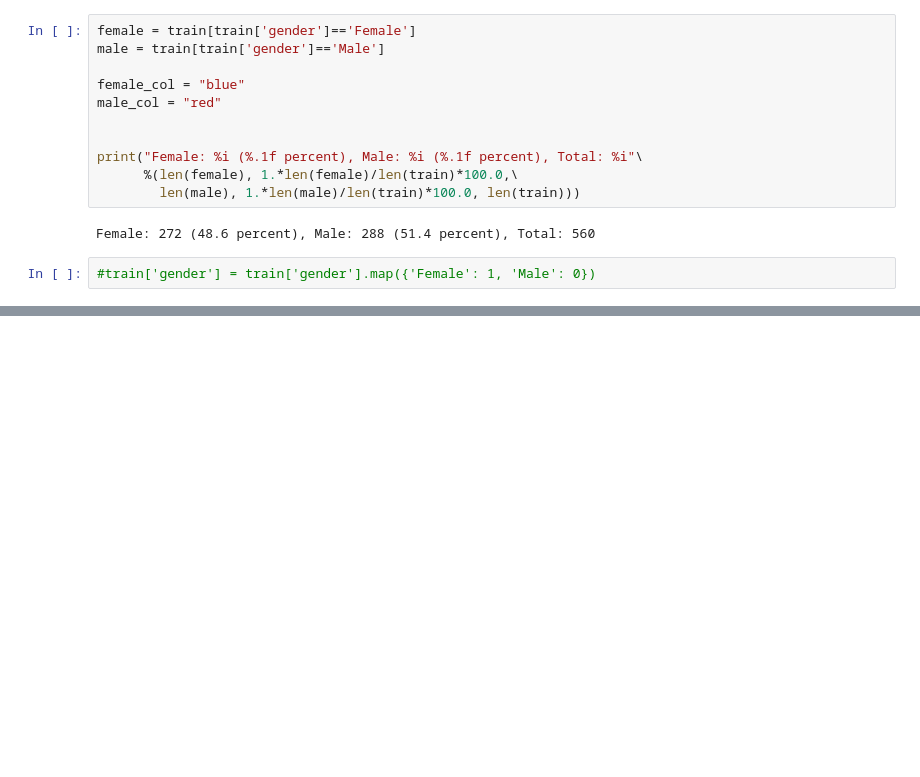
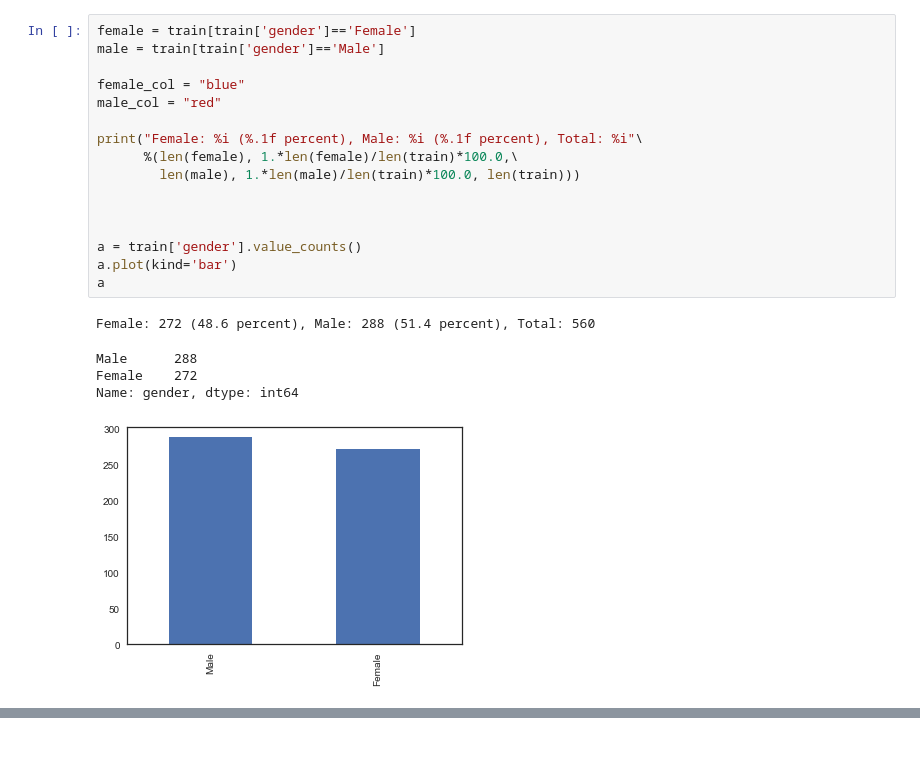
Before and after one commit to naimul011/gun_control_data_analysis, a Jupyter notebook: notebook.ipynb, the cells around one changed output, grey strips where cells are left out. Drawn from its saved outputs; the diff is of its cells as text; blank space fills up the shorter version.

```diff
--- a/notebook.ipynb
+++ b/notebook.ipynb
@@ -96,15 +98,22 @@ None
 # %%
 female = train[train['gender']=='Female']
 male = train[train['gender']=='Male']
 
 female_col = "blue"
 male_col = "red"
 
-
 print("Female: %i (%.1f percent), Male: %i (%.1f percent), Total: %i"\
       %(len(female), 1.*len(female)/len(train)*100.0,\
         len(male), 1.*len(male)/len(train)*100.0, len(train)))
+
+
+
+a = train['gender'].value_counts()
+a.plot(kind='bar')
+a
 # %% [output]
 Female: 272 (48.6 percent), Male: 288 (51.4 percent), Total: 560
+Male      288
+Female    272
+Name: gender, dtype: int64
+[figure, added]
-# %%
-#train['gender'] = train['gender'].map({'Female': 1, 'Male': 0})
```
Also changed, not shown: parts of 34 cells of this notebook.
